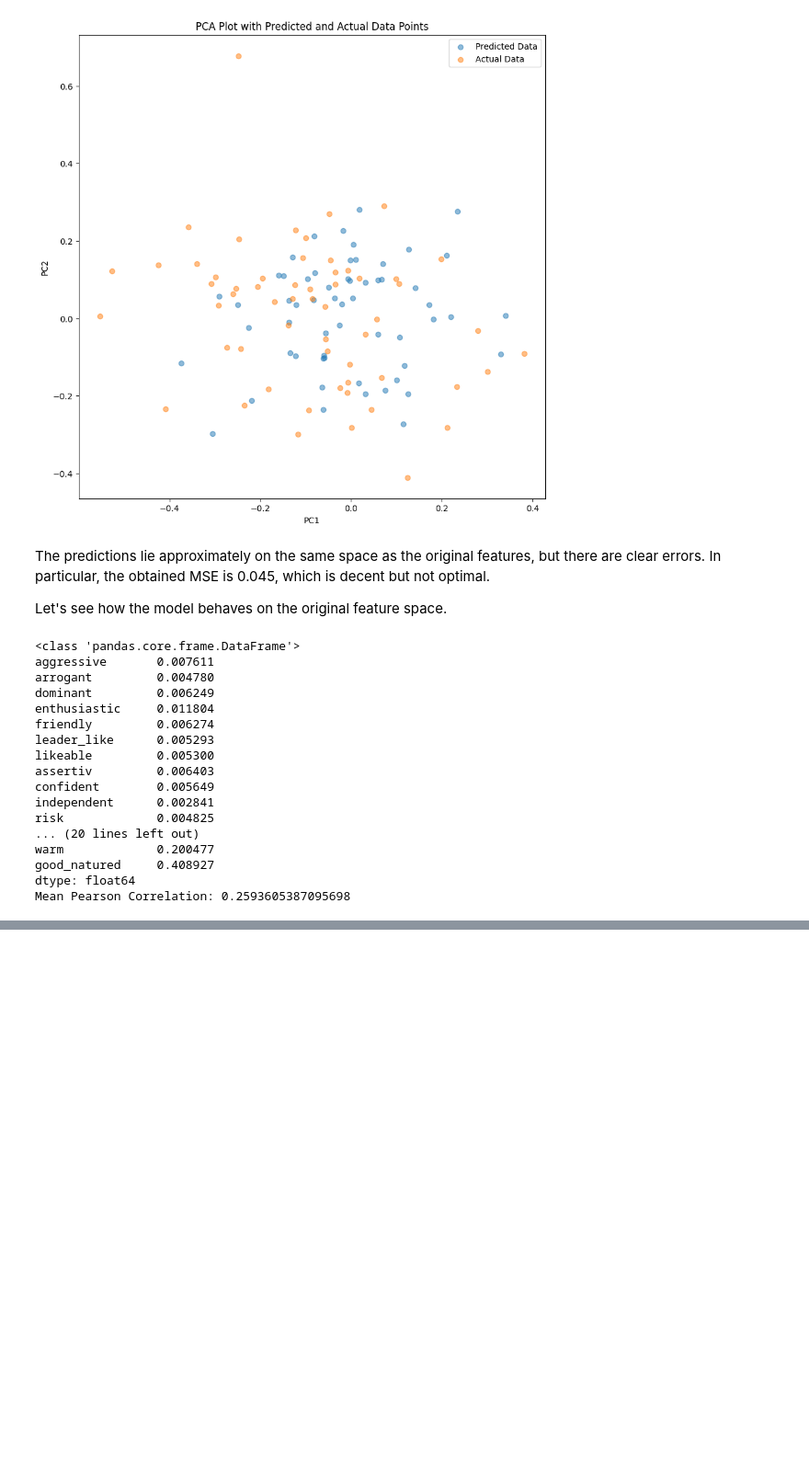
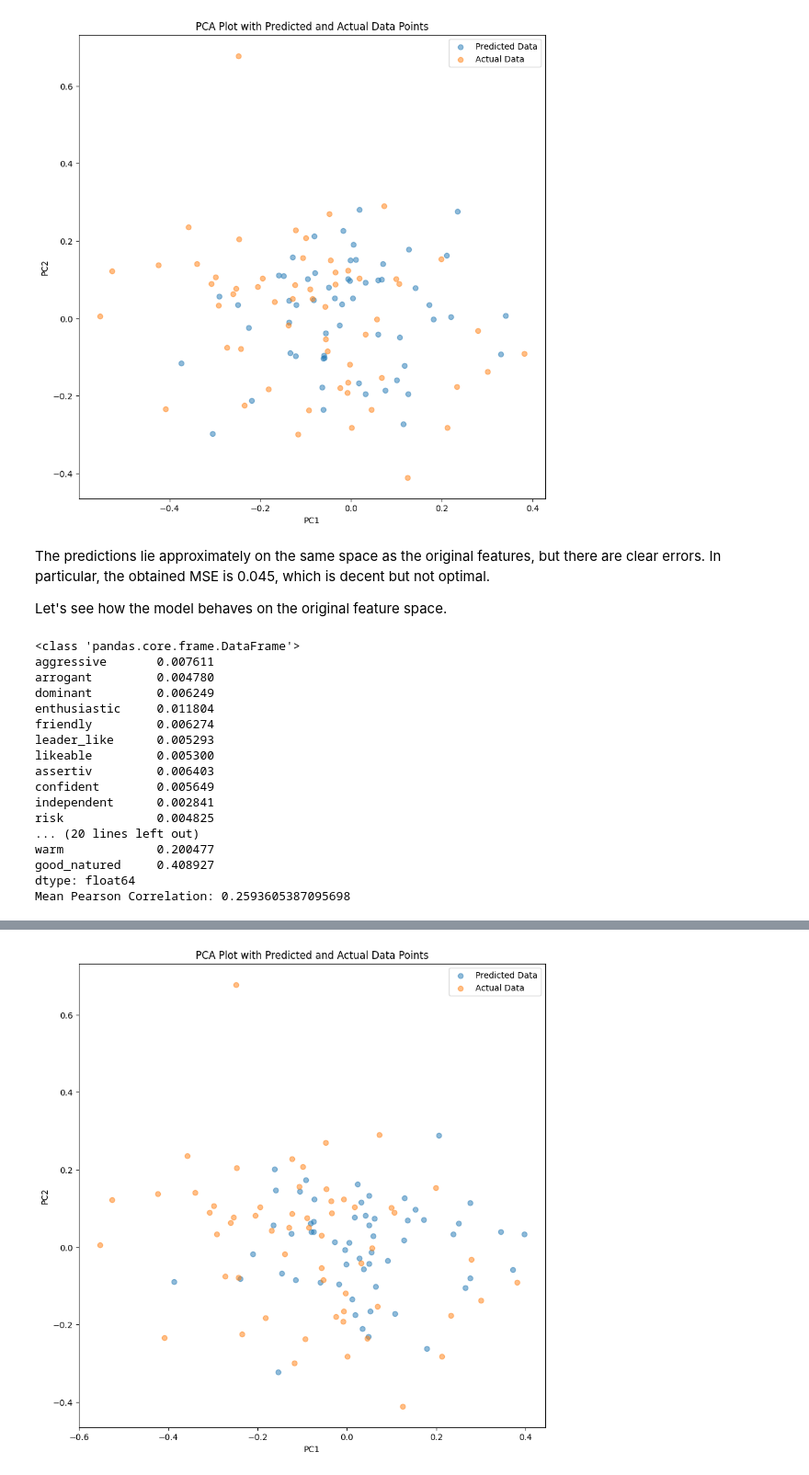
Before and after one commit to imartinf/MuSe-2024-THAU, a Jupyter notebook: notebooks/label_analysis.ipynb, the cells around one changed output, grey strips where cells are left out. Shown at 92% size. Drawn from its saved outputs; the diff is of its cells as text; code cells hidden in the pictures; blank space fills up the shorter version.

```diff
--- a/notebooks/label_analysis.ipynb
+++ b/notebooks/label_analysis.ipynb
@@ -294,10 +298,10 @@ We can also check that the PCA 2D model is able to generalize to the devel set,
 This motivates the use of PCA as dimensionality reduction technique for the labels. We can now train a model using the PCA components as features and then use the inverse transform to obtain final label predictions.
 # %%
 # Create a copy of the labels dataframe
-pca_labels = labels.copy()
+pca_labels = labels.copy().dropna()
 
 # Apply PCA transformation on the labels data
-pca_transformed = pca.transform(pca_labels.drop(columns="subj_id"))
+pca_transformed = pca_2d.transform(pca_labels.drop(columns="subj_id"))
 
 # Add PC1 and PC2 components to the pca_labels dataframe
 pca_labels['PC1'] = pca_transformed[:, 0]
@@ -616,0 +657,11 @@ We can see that the inverse transform of the predicted PCA labels performs decen
+# %%
+features_llm = pd.DataFrame()
+
+for subj_id in tqdm(labels.dropna()['subj_id']):
+    hidden_state = load_dataset_llm(subj_id, example_hidden_states_folder, example_layer_to_extract)
+    features_llm = pd.concat([features_llm, pd.Series(hidden_state)], axis=1)
+
+features_llm = features_llm.T
+features_llm.index = labels.dropna()['subj_id']
+
+features_llm
@@ -616,0 +670,69 @@ We can see that the inverse transform of the predicted PCA labels performs decen
+# %%
+train_features_llm, devel_features_llm = features_llm.loc[partitions[partitions["Partition"] == "train"]["Id"]], features_llm.loc[partitions[partitions["Partition"] == "devel"]["Id"]]
+
+train_features_llm
+
+# Create a linear regression model
+model_llm = LinearRegression()
+
+train_pca_labels = pca_labels[pca_labels["subj_id"].isin(partitions[partitions["Partition"] == "train"]["Id"])]
+devel_pca_labels = pca_labels[pca_labels["subj_id"].isin(partitions[partitions["Partition"] == "devel"]["Id"])]
+
+# Fit the model on the training data
+model_llm.fit(train_features_llm, train_pca_labels[['PC1', 'PC2']])
+# Predict the PC1 and PC2 values for the validation data
+predicted_pca_labels_llm = model_llm.predict(devel_features_llm)
+
+predicted_pca_labels_llm = pd.DataFrame(predicted_pca_labels_llm, columns=['PC1', 'PC2'], index=devel_features_llm.index)
+
+# Calculate the Mean Squared Error on both PC1 and PC2
+mse_llm = mean_squared_error(devel_pca_labels[['PC1', 'PC2']], predicted_pca_labels_llm)
+# Calculate the R-squared value on both PC1 and PC2
+r2_llm = r2_score(devel_pca_labels[['PC1', 'PC2']], predicted_pca_labels_llm)
+
+print(f"Mean Squared Error: {mse_llm}")
+print(f"R-squared: {r2_llm}")
+
+# Plot the predicted points and the actual points on the PCA plot using different colors
+plt.figure(figsize=(10, 10))
+plt.scatter(predicted_pca_labels_llm['PC1'], predicted_pca_labels_llm['PC2'], alpha=0.5, label='Predicted Data')
+plt.scatter(pca_2d.transform(devel_labels.drop(columns="subj_id"))[:, 0], pca_2d.transform(devel_labels.drop(columns="subj_id"))[:, 1], alpha=0.5, label='Actual Data')
+plt.xlabel('PC1')
+plt.ylabel('PC2')
+plt.legend()
+plt.title('PCA Plot with Predicted and Actual Data Points')
+plt.show()
+
+# Use the PCA inverse transform to get the predicted labels
+predicted_labels_llm = pca_2d.inverse_transform(predicted_pca_labels_llm)
+print(type(predicted_labels_llm))
+
+skip_columns = ["attractive", "charismatic", "competitive", "expressive", "naive"]
+
+mse = {}
+# Calculate the Mean Squared Error between the predicted and actual labels
+for i, var in enumerate(devel_labels.drop(columns="subj_id").columns):
+    if var in skip_columns:
+        continue
+    mse[var] = mean_squared_error(devel_labels[var], predicted_labels_llm.values[:, i])
+
+mse = pd.Series(mse)
+print(mse)
+
+
+
+# Calculate the Pearson correlation between the predicted and actual labels for each of the variables
+correlations = {}
+for i, var in enumerate(devel_labels.drop(columns="subj_id").columns):
+    if var in skip_columns:
+        continue
+    correlation = pearsonr(devel_labels[var], predicted_labels_llm.values[:, i])[0]
+    correlations[var] = correlation
+
+correlations = pd.Series(correlations)
+print(correlations)
+
+# Mean correlation
+mean_correlation = correlations.mean()
+print(f"Mean Pearson Correlation: {mean_correlation}")
+# %% [output]
@@ -616,0 +741 @@ We can see that the inverse transform of the predicted PCA labels performs decen
+[figure, added]
```
Also changed, not shown: parts of 46 cells of this notebook, 10 other files.
